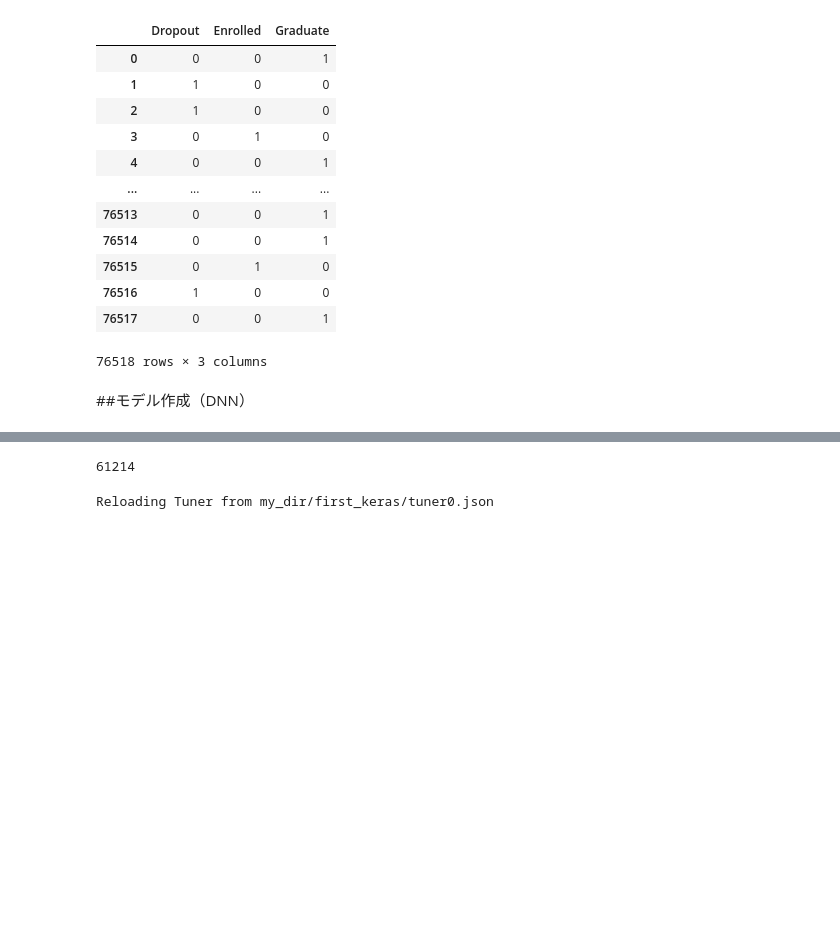
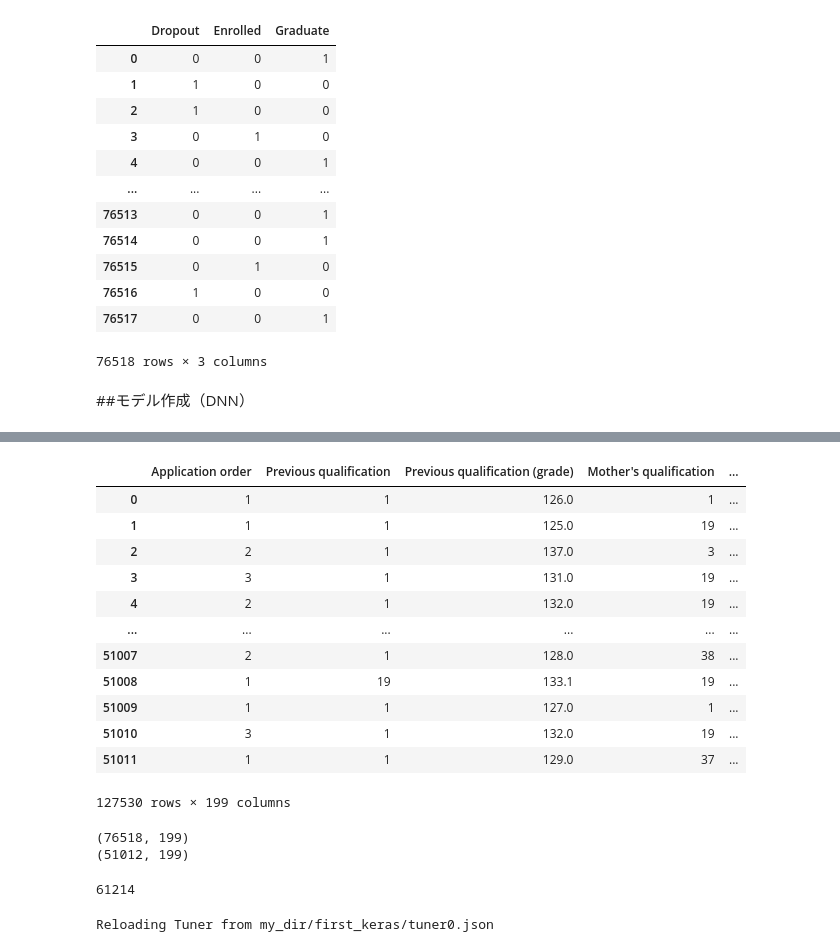
Before and after one commit to tomoyukiharada/Kaggle-team, a Jupyter notebook: kaggle(2)_yoshida.ipynb, the cells around one changed output, grey strips where cells are left out. Drawn from its saved outputs; the diff is of its cells as text; code cells hidden in the pictures; blank space fills up the shorter version.

```diff
--- a/kaggle(2)_yoshida.ipynb
+++ b/kaggle(2)_yoshida.ipynb
@@ -154,0 +191,16 @@ train_ = train.drop(["id", "Target"], axis=1)
+# %%
+train_test_
+# %% [output]
+|  | Application order | Previous qualification | Previous qualification (grade) | Mother's qualification | ... |
+| 0 | 1 | 1 | 126.0 | 1 | ... |
+| 1 | 1 | 1 | 125.0 | 19 | ... |
+| 2 | 2 | 1 | 137.0 | 3 | ... |
+| 3 | 3 | 1 | 131.0 | 19 | ... |
+| 4 | 2 | 1 | 132.0 | 19 | ... |
+| ... | ... | ... | ... | ... | ... |
+| 51007 | 2 | 1 | 128.0 | 38 | ... |
+| 51008 | 1 | 19 | 133.1 | 19 | ... |
+| 51009 | 1 | 1 | 127.0 | 1 | ... |
+| 51010 | 3 | 1 | 132.0 | 19 | ... |
+| 51011 | 1 | 1 | 129.0 | 37 | ... |
+127530 rows × 199 columns
@@ -155 +210,7 @@ train_ = train.drop(["id", "Target"], axis=1)
+# %%
+print(train_s.shape)
+print(test_s.shape)
+# %% [output]
+(76518, 199)
+(51012, 199)
 # %%
```
Also changed, not shown: parts of 34 cells of this notebook.
